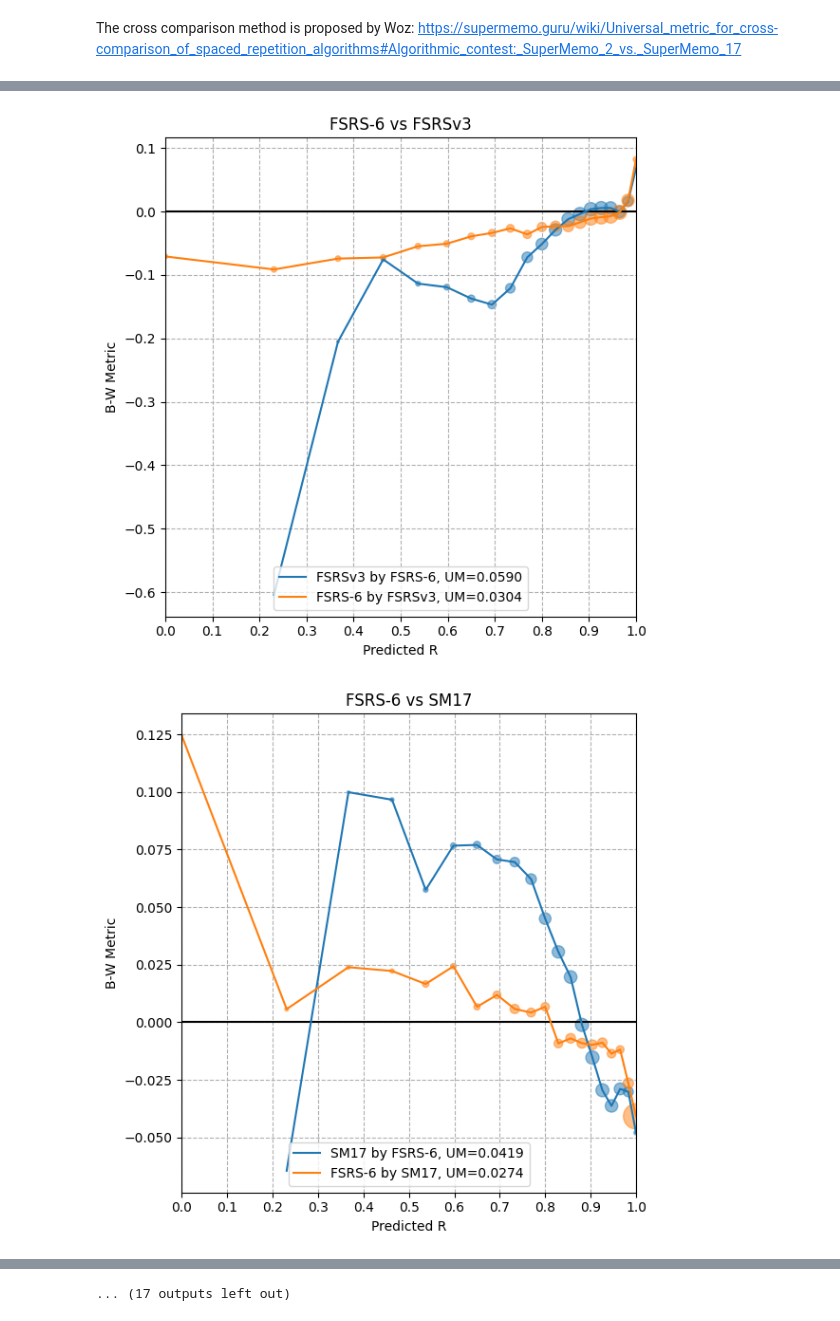
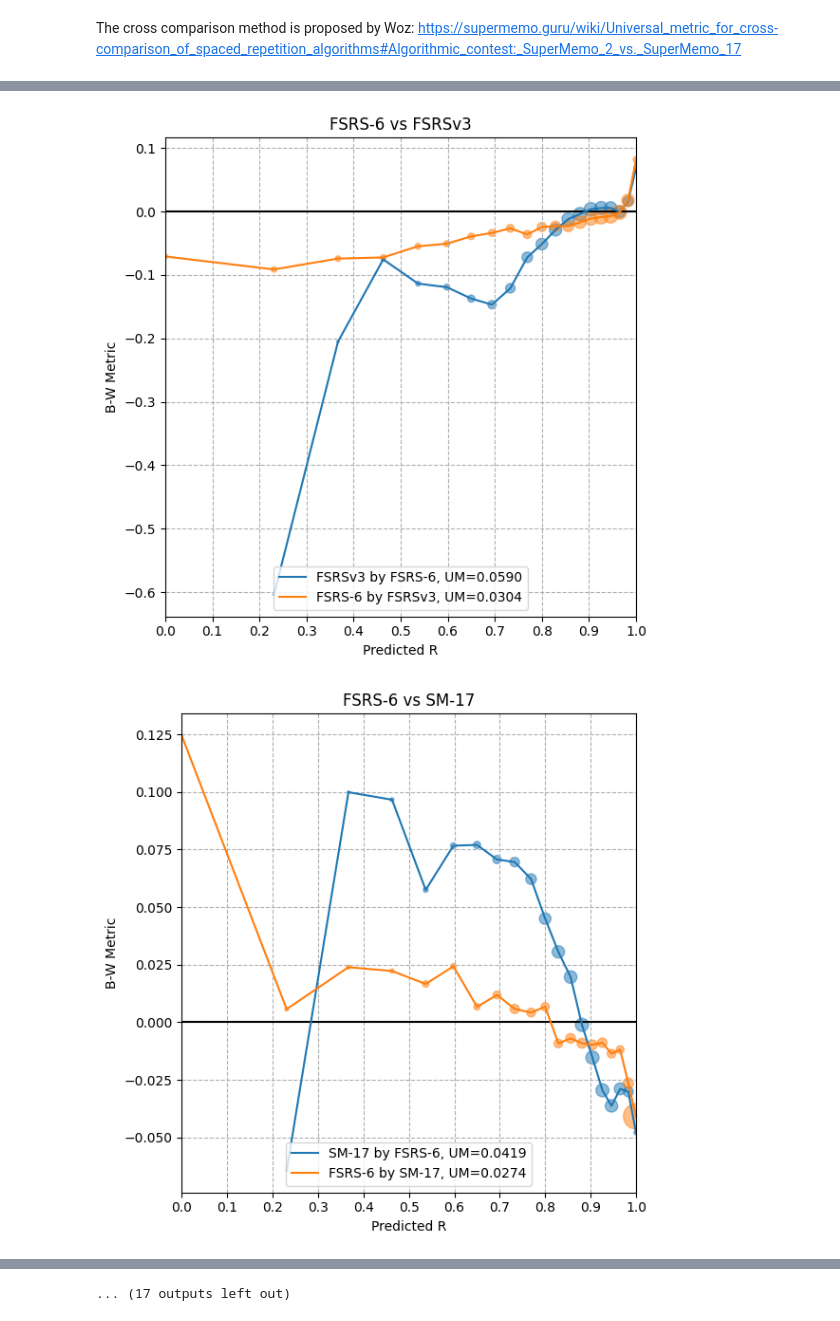
Before and after one commit to open-spaced-repetition/fsrs-vs-sm17, a Jupyter notebook: cross-comparison.ipynb, the cells around one changed output, grey strips where cells are left out. Saved outputs shown, nothing was run; the diff lists cells and outputs as text; code cells hidden in the pictures.

```diff
--- a/cross-comparison.ipynb
+++ b/cross-comparison.ipynb
@@ -10,5 +10,7 @@ for file in Path("./raw").glob("*.csv"):
     dfs.append(pd.read_csv(file))
 
 df = pd.concat(dfs, ignore_index=True)
+df.rename(columns={"R (SM17)": "R (SM-17)"}, inplace=True)
+df.rename(columns={"R (SM16)": "R (SM-16)"}, inplace=True)
 df.head()
 # %% [output]
@@ -33,17 +35,17 @@ df.describe()
 # %%
 from utils import cross_comparison
 import itertools
 
 results = []
 
-all_algorithms = ["FSRS-6", "FSRS-5", "FSRS-4.5", "FSRSv4", "FSRSv3", "SM17", "SM16", "AVG"]
+all_algorithms = ["FSRS-6", "FSRS-5", "FSRS-4.5", "FSRSv4", "FSRSv3", "SM-17", "SM-16", "AVG"]
 
 for player, referee in itertools.combinations(all_algorithms, 2):
     results.append(cross_comparison(df, player, referee))
 results
 # %% [output]
 [figure]
 [figure]
 [figure]
 [figure]
-[figure, old version]
+[figure, new version]
```
Also changed, not shown: parts of 4 cells of this notebook, 2 other files.
